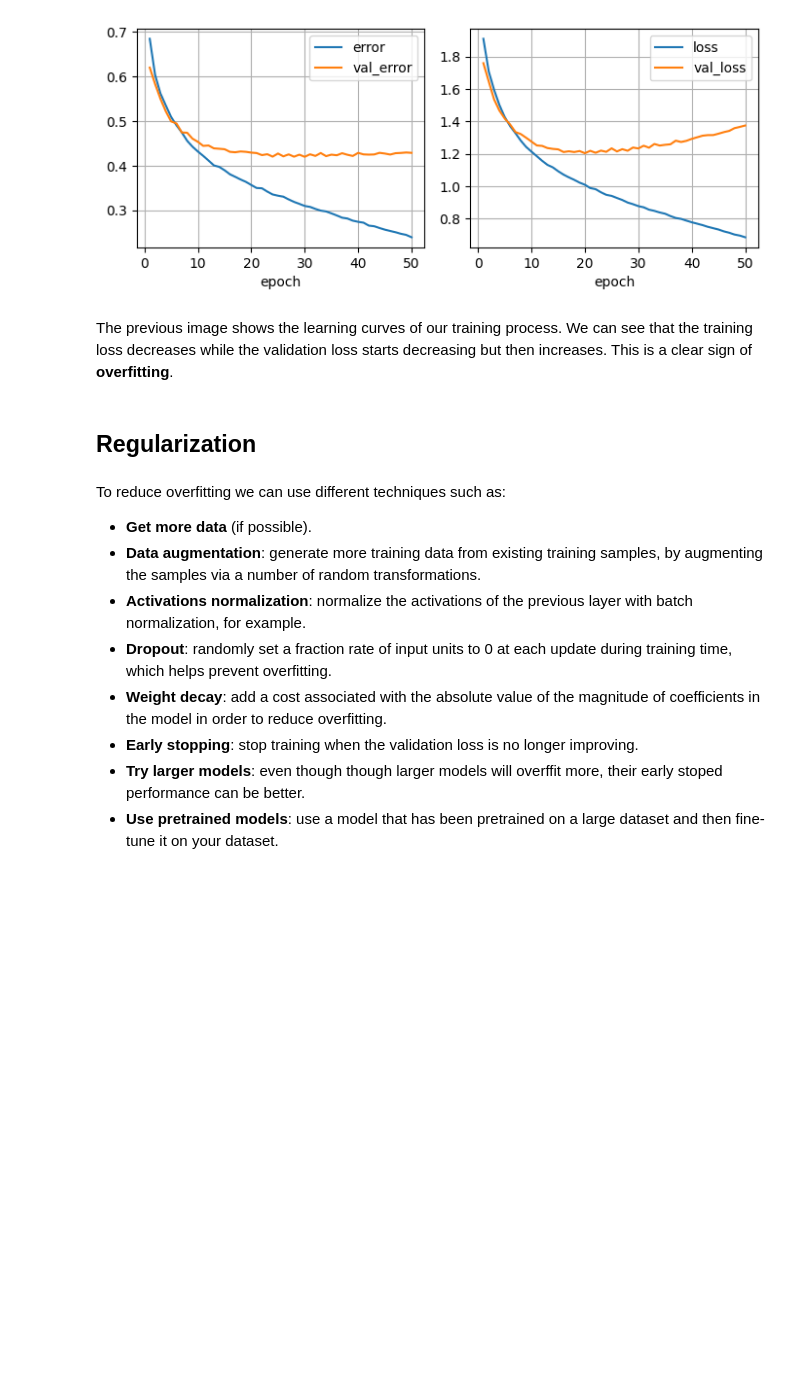
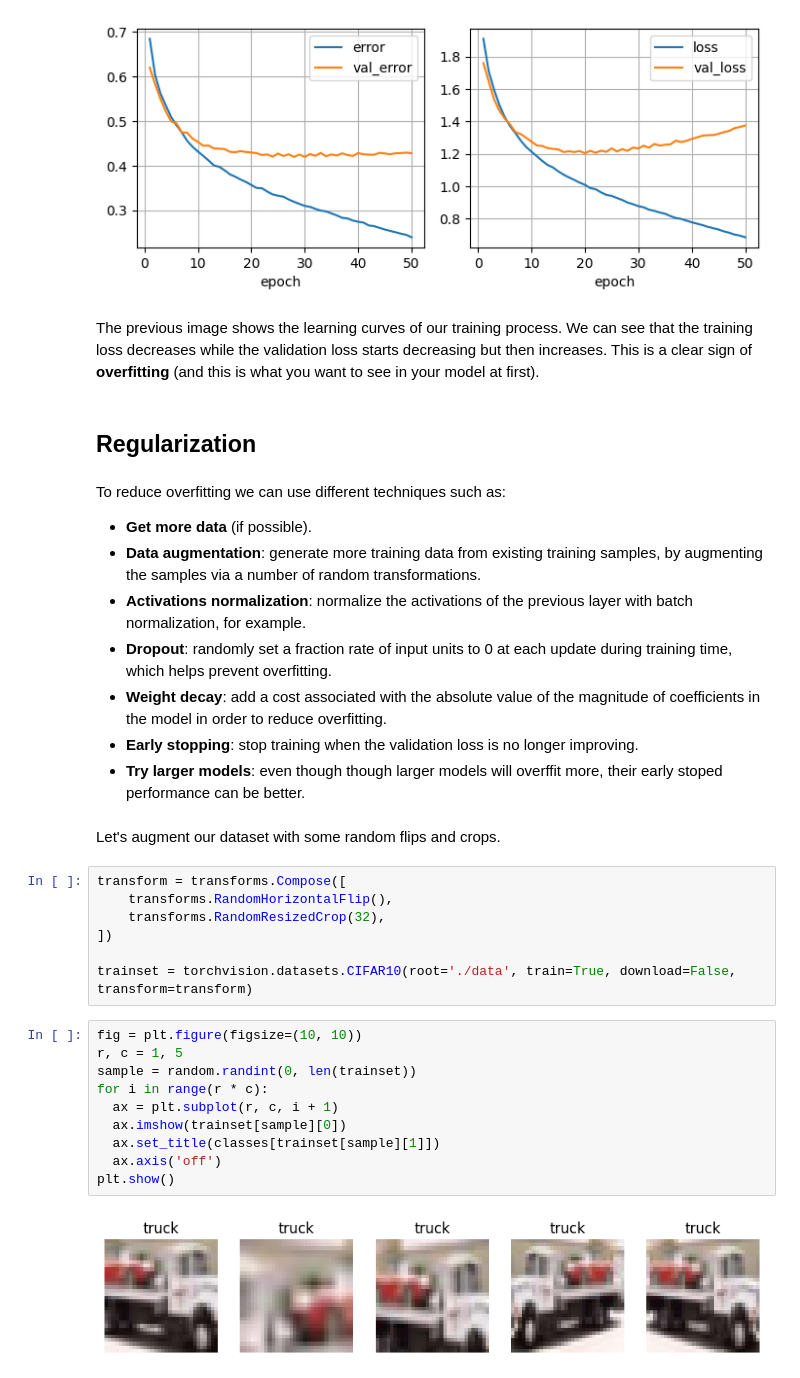
Before and after one commit to juansensio/convnets, a Jupyter notebook: learn/02_training_convnets.ipynb, the cells around one changed output. Drawn from its saved outputs; the diff is of its cells as text; blank space fills up the shorter version.

```diff
--- a/learn/02_training_convnets.ipynb
+++ b/learn/02_training_convnets.ipynb
@@ -248,7 +249,7 @@ plt.show()
 # %% [output]
 [figure]
 # %% [markdown]
-The previous image shows the learning curves of our training process. We can see that the training loss decreases while the validation loss starts decreasing but then increases. This is a clear sign of **overfitting**.
+The previous image shows the learning curves of our training process. We can see that the training loss decreases while the validation loss starts decreasing but then increases. This is a clear sign of **overfitting** (and this is what you want to see in your model at first).
 # %% [markdown]
 ## Regularization
 # %% [markdown]
@@ -261,4 +262,24 @@ To reduce overfitting we can use different techniques such as:
 - **Weight decay**: add a cost associated with the absolute value of the magnitude of coefficients in the model in order to reduce overfitting.
 - **Early stopping**: stop training when the validation loss is no longer improving.
 - **Try larger models**: even though though larger models will overffit more, their early stoped performance can be better.
-- **Use pretrained models**: use a model that has been pretrained on a large dataset and then fine-tune it on your dataset.
+# %% [markdown]
+Let's augment our dataset with some random flips and crops.
+# %%
+transform = transforms.Compose([
+    transforms.RandomHorizontalFlip(),
+    transforms.RandomResizedCrop(32),
+])
+
+trainset = torchvision.datasets.CIFAR10(root='./data', train=True, download=False, transform=transform)
+# %%
+fig = plt.figure(figsize=(10, 10))
+r, c = 1, 5
+sample = random.randint(0, len(trainset))
+for i in range(r * c):
+  ax = plt.subplot(r, c, i + 1)
+  ax.imshow(trainset[sample][0])
+  ax.set_title(classes[trainset[sample][1]])
+  ax.axis('off')
+plt.show()
+# %% [output]
+[figure, added]
```
Also changed, not shown: parts of 18 cells of this notebook, 11 other files.
